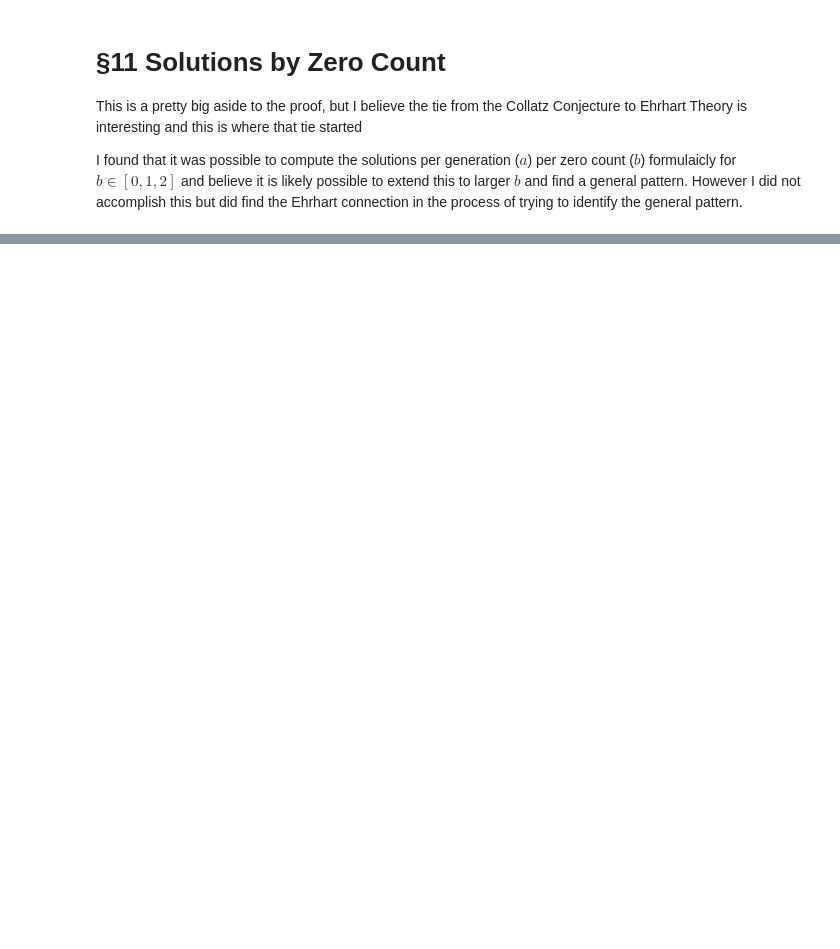
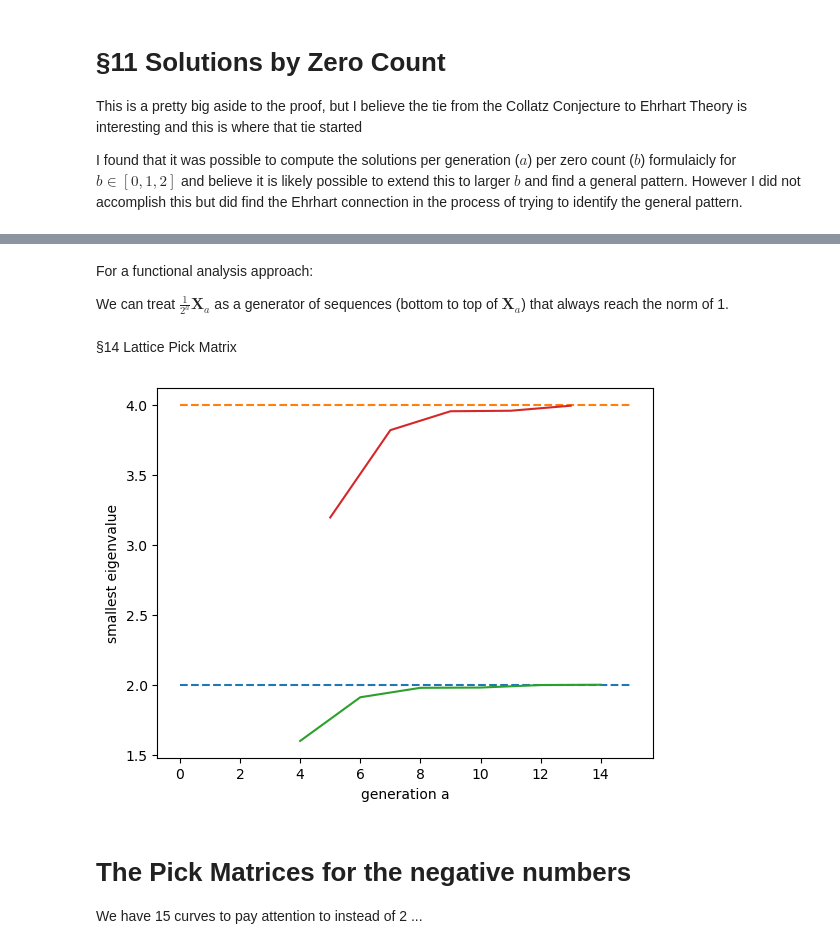
Before and after one commit to acybppres/Lothar, a Jupyter notebook: Collatz/proof-support.ipynb, the cells around one changed output, grey strips where cells are left out. Cells and saved outputs as stored; diff of their text form; code cells hidden in the pictures; blank space fills up the shorter version.

```diff
--- a/Collatz/proof-support.ipynb
+++ b/Collatz/proof-support.ipynb
@@ -1053,0 +1719,4 @@ array([18.,  9., 16.])
+# %%
+for a in range(10,23,2):
+    L = list(generationIntegers_000(a))
+    print((a, len(L), L))
@@ -1053,0 +1745,4 @@ array([18.,  9., 16.])
+# %%
+for a in range(10,22,2):
+    L = list(generationIntegers_0000(a))
+    print((a, len(L), L))
@@ -1053,0 +1928,6 @@ array([18.,  9., 16.])
+# %% [markdown]
+For a functional analysis approach:
+
+We can treat $\frac{1}{2^a}{\mathbf{X}}_a$ as a generator of sequences (bottom to top of ${\mathbf{X}}_a$) that always reach the norm of 1.
+# %% [markdown]
+§14 Lattice Pick Matrix
@@ -1053,0 +2004,35 @@ array([18.,  9., 16.])
+# %%
+def plotShurMinEigen(a_max):
+    data_even_X = list(range(4, a_max+1, 2))
+    data_odd_X = list(range(5, a_max+1, 2))
+    data_even_Y = []
+    data_odd_Y = []
+    for a in range(4, a_max + 1):
+        df_ints, pick_matrix = generate_schur_pick_matrix(a)
+        y = np.min(np.linalg.eigvalsh(pick_matrix))
+        if (a & 1) == 0:
+            data_even_Y.append(y)
+        else:
+            data_odd_Y.append(y)
+    #
+    data_assym_even_X = [0.0, a_max+1]
+    data_assym_even_Y = [2.0, 2.0]
+    data_assym_odd_X = [0.0, a_max+1]
+    data_assym_odd_Y = [4.0, 4.0]
+
+    plt.plot(data_assym_even_X, data_assym_even_Y, linestyle='dashed')
+    plt.plot(data_assym_odd_X, data_assym_odd_Y, linestyle='dashed')
+    plt.plot(data_even_X, data_even_Y)
+    plt.plot(data_odd_X, data_odd_Y)
+    plt.xlabel("generation a")
+    plt.ylabel("smallest eigenvalue")
+    plt.show()
+#
+# %%
+plotShurMinEigen(14)
+# %% [output]
+[figure, added]
+# %% [markdown]
+# The Pick Matrices for the negative numbers
+
+We have 15 curves to pay attention to instead of 2 ...
```
Also changed, not shown: parts of 148 cells of this notebook, 8 other files.
